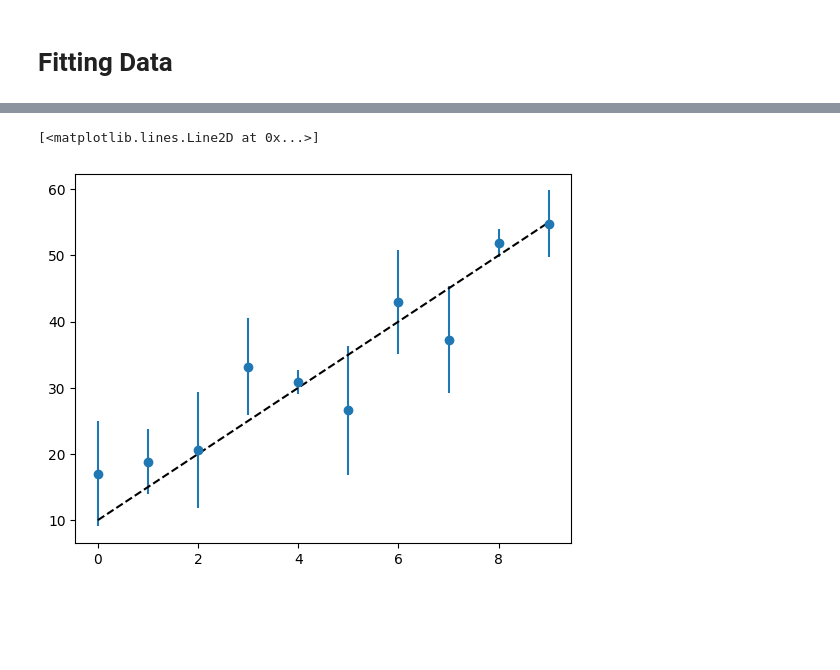
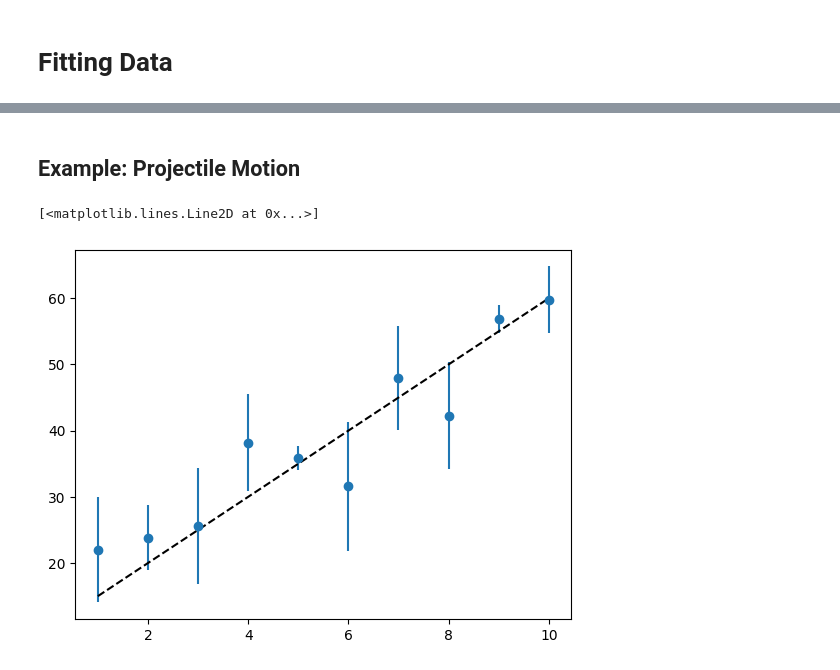
Before and after one commit to enigma-igm/Phys29, a Jupyter notebook: Phys29/lectures/Week9/04_fitting_data.ipynb, the cells around one changed output, grey strips where cells are left out. Saved outputs shown, nothing was run; the diff lists cells and outputs as text; code cells hidden in the pictures; blank space fills up the shorter version.

```diff
--- a/Phys29/lectures/Week9/04_fitting_data.ipynb
+++ b/Phys29/lectures/Week9/04_fitting_data.ipynb
@@ -3,26 +168,28 @@
+# %% [markdown]
+## Example: Projectile Motion
 # %%
 import numpy as np
 from matplotlib import pyplot as plt
 from scipy import stats
 seed = 42
 rng = np.random.default_rng(seed)
 
 # Define the true value of the parameters
 x_0 = 10.0
 v_0 = 5.0
 
 # Let's suppose we have measurements every second
-t_obs = np.arange(0, 10, 1)
+t_obs = np.arange(1, 11, 1)
 xoft_true = x_0 + v_0 * t_obs
 sigma_x = rng.uniform(1.0, 10.0, len(t_obs))
 
 # Generate Gaussian deviates for mu=0 and sigma=1
 gauss_dev =rng.standard_normal(len(t_obs))
 xoft = xoft_true + sigma_x * gauss_dev
 
 # Make a plot of the data with error bars
 plt.errorbar(t_obs, xoft, yerr=sigma_x, fmt='o')
 plt.plot(t_obs, xoft_true, 'k--')
 # %% [output]
 [<matplotlib.lines.Line2D at 0x...>]
-[figure, old version]
+[figure, new version]
```
Also changed, not shown: parts of 20 cells of this notebook.
